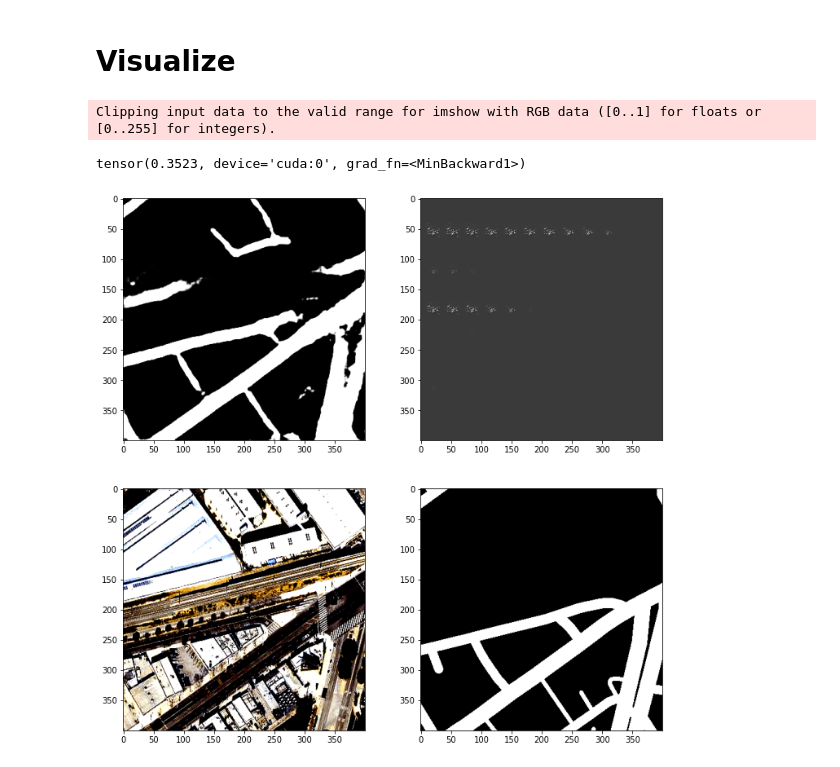
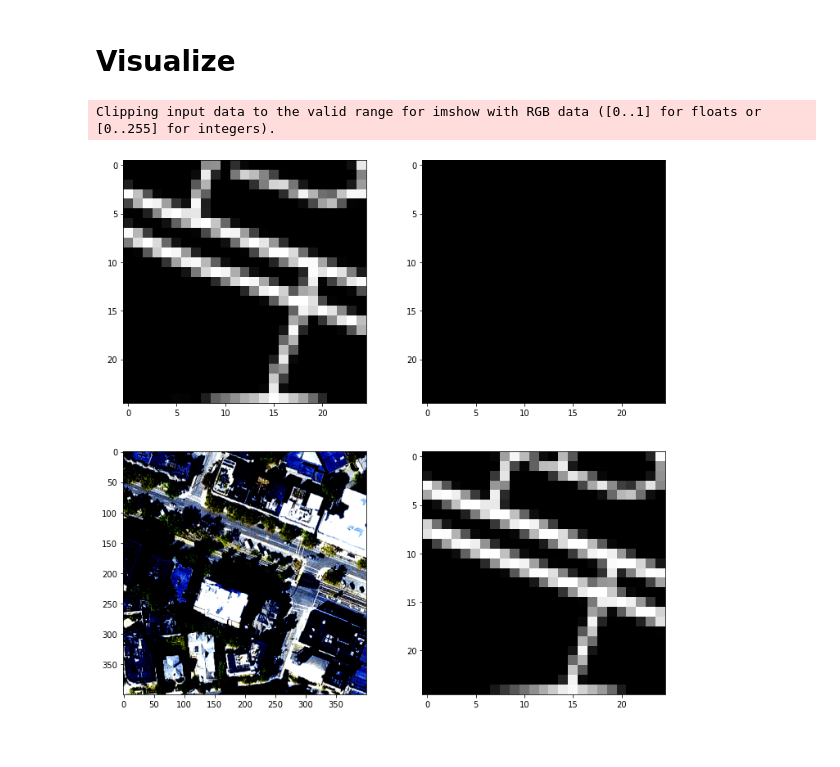
Before and after one commit to shubhamkriitr/road_segmentation, a Jupyter notebook: dev_notebooks/denoiser.ipynb, the cells around one changed output. Saved outputs shown, nothing was run; the diff lists cells and outputs as text; code cells hidden in the pictures.

```diff
--- a/dev_notebooks/denoiser.ipynb
+++ b/dev_notebooks/denoiser.ipynb
@@ -379,3 +126,3 @@ vae = DenoiserVAE(in_channels=1, latent_dim=10, loss_fn=loss_fn,
 # %%
-vae_optimizer = torch.optim.AdamW(vae.parameters(),
-                               lr=1e-3)
+dae_optimizer = torch.optim.AdamW(dae.parameters(),
+                               lr=5e-3)
@@ -381,0 +131,4 @@ vae_optimizer = torch.optim.AdamW(vae.parameters(),
+# %%
+# Used to reduce dimensionality
+patch_size=16
+pooling = torch.nn.AvgPool2d(kernel_size=patch_size, stride=patch_size)
@@ -382,5 +142,5 @@ vae_optimizer = torch.optim.AdamW(vae.parameters(),
 # %%
 from torchmetrics import F1Score
-f1_score = F1Score(threshold=0.5)
+f1_score = F1Score(num_classes=2, threshold=0.5, average="weighted", multiclass=True)
 # %%
 n_epochs = 30
@@ -448,19 +211,28 @@ train_dataloader, test_dataloader = get_train_test_dataloaders(args.data)
 test_image_index = -1
+# %%
+test_image_index += 1
+test_image, test_target = train_loader.dataset[test_image_index]
+
+with torch.no_grad():
+    model_prediction = model.forward(test_image.unsqueeze(0).to('cuda'))
+
+    model_prediction = model_prediction.squeeze(1)
+    test_target = test_target.squeeze(1)
+
+    # Reduce dimensionality to patches
+    patched_input = pooling(model_prediction)
+    patched_target = pooling(test_target)
+
+    # VAE forward pass
+    reconstructed = dae.forward(patched_input)
 # %%
-test_image_index += 1
-
-test_image, test_target = test_dataloader.dataset[test_image_index]
-pred = model(test_image.unsqueeze(0).to('cuda'))[0]
-pred_rounded, _, _, _ = vae.forward(pred.unsqueeze(0))
-
 fig, ax = plt.subplots(2, 2, figsize=(12, 12))
-im = ax[0, 0].imshow(pred.squeeze(0).detach().cpu().numpy() * 255, cmap='gray')
-im = ax[0, 1].imshow(pred_rounded.squeeze(0).squeeze(0).detach().cpu().numpy() * 255, cmap='gray')
+im = ax[0, 0].imshow(patched_input.squeeze(0).detach().cpu().numpy() * 255, cmap='gray')
+im = ax[0, 1].imshow(reconstructed.round().squeeze(0).detach().cpu().numpy() * 255, cmap='gray')
 im = ax[1, 0].imshow(test_image.permute(1, 2, 0).detach().cpu().numpy())
-im = ax[1, 1].imshow(test_target[0].detach().cpu().numpy() * 255, cmap='gray')
+im = ax[1, 1].imshow(patched_target.squeeze(0).detach().cpu().numpy() * 255, cmap='gray')
 
 plt.show()
 # %% [output]
 Clipping input data to the valid range for imshow with RGB data ([0..1] for floats or [0..255] for integers).
-tensor(0.3523, device='cuda:0', grad_fn=<MinBackward1>)
-[figure, old version]
+[figure, new version]
```
Also changed, not shown: parts of 29 cells of this notebook.
